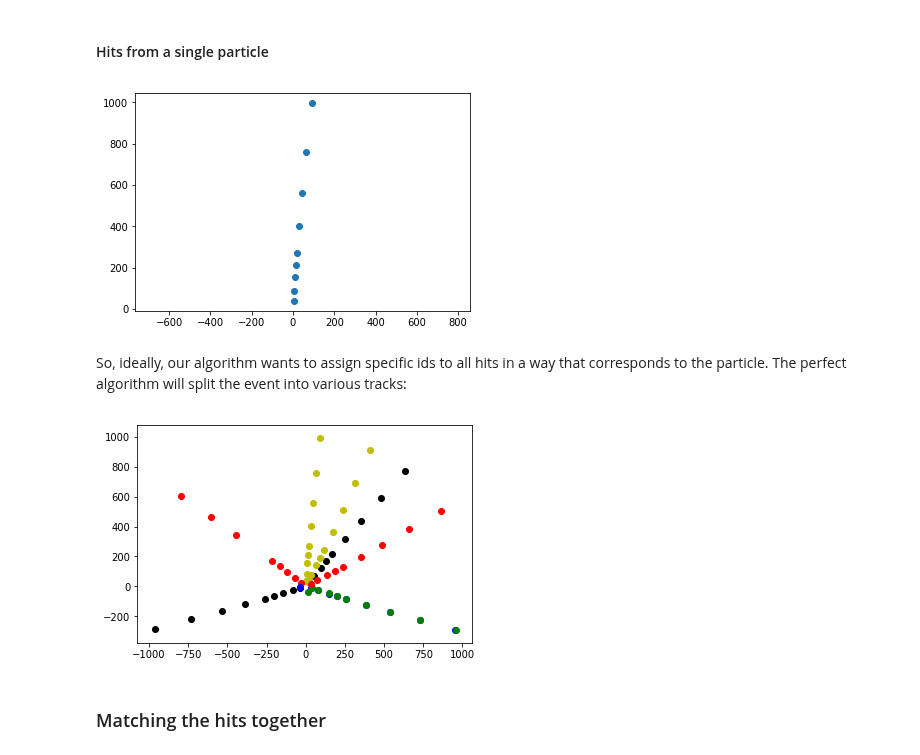
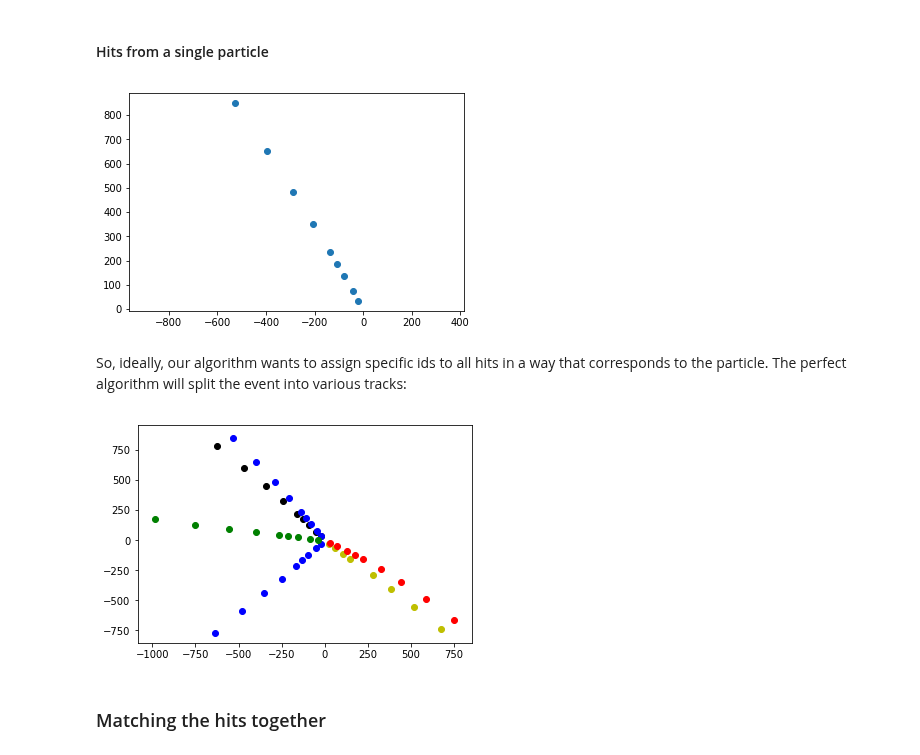
Before and after one commit to LAL/tracking, a Jupyter notebook: starting_kit/notebook_starting_kit.ipynb, the cells around one changed output. Cells and saved outputs as stored; diff of their text form; code cells hidden in the pictures.

```diff
--- a/starting_kit/notebook_starting_kit.ipynb
+++ b/starting_kit/notebook_starting_kit.ipynb
@@ -49,7 +71,7 @@ events = np.unique(y_events)
 # %% [markdown]
 ### Visualize the hits in a single event
 # %%
-ievent = 0
+ievent = 1
 X_df_event = X_df.loc[X_df['event']==ievent]
 pixelx = X_df_event['x'].values
 pixely = X_df_event['y'].values
@@ -74,16 +96,16 @@ plt.scatter(pixelx[hits_particle],pixely[hits_particle])
 plt.axis('equal')
 plt.show()
 # %% [output]
-[figure, old version]
+[figure, new version]
 # %% [markdown]
 So, ideally, our algorithm wants to assign specific ids to all hits in a way that corresponds to the particle. The perfect algorithm will split the event into various tracks:
 # %%
-cmap = ['k','b','y','g','r']
+cmap = ['k','b','y','g','r','k','b']
 for iparticle in np.unique(particles):
     hits_particle = (particles == iparticle)
-    plt.scatter(pixelx[hits_particle],pixely[hits_particle],color=cmap[int(iparticle) % 5])
+    plt.scatter(pixelx[hits_particle],pixely[hits_particle],color=cmap[int(iparticle) % 7])
 plt.show()
 # %% [output]
-[figure, old version]
+[figure, new version]
 # %% [markdown]
 ### Matching the hits together
```
Also changed, not shown: parts of 20 cells of this notebook, 1 other file.
